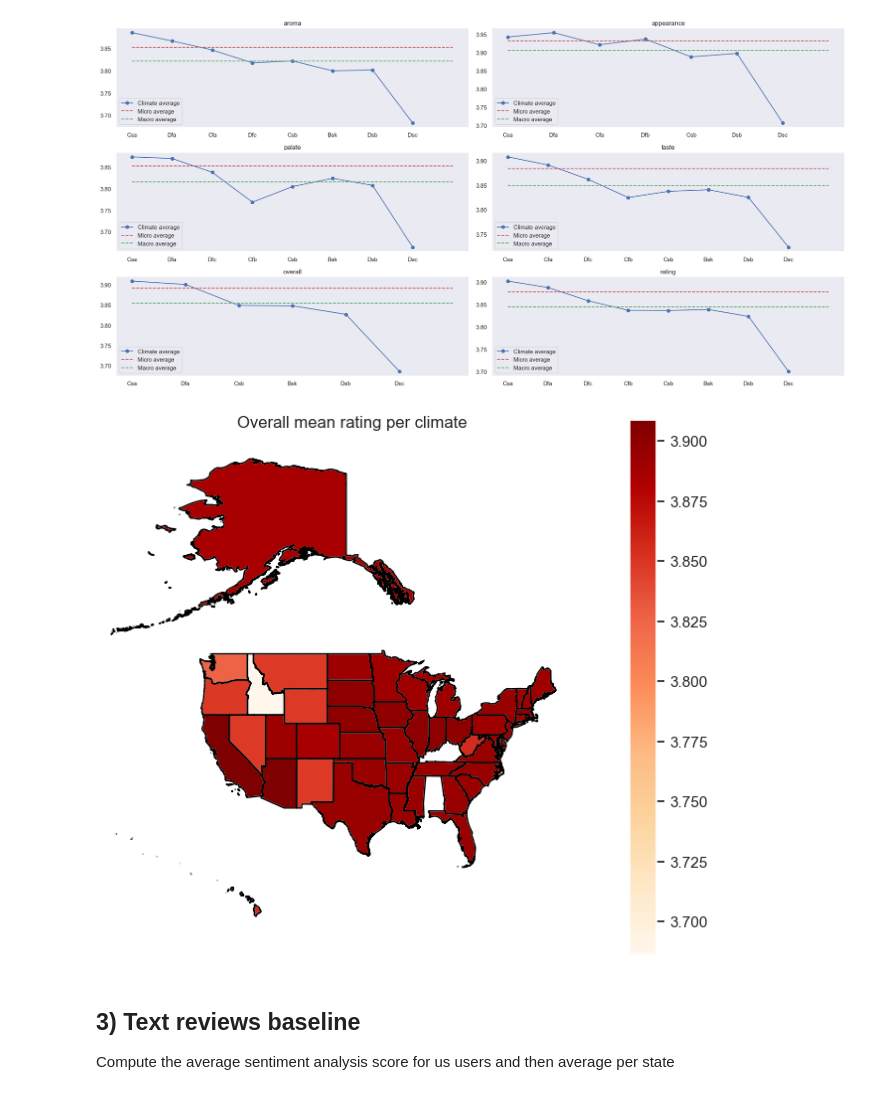
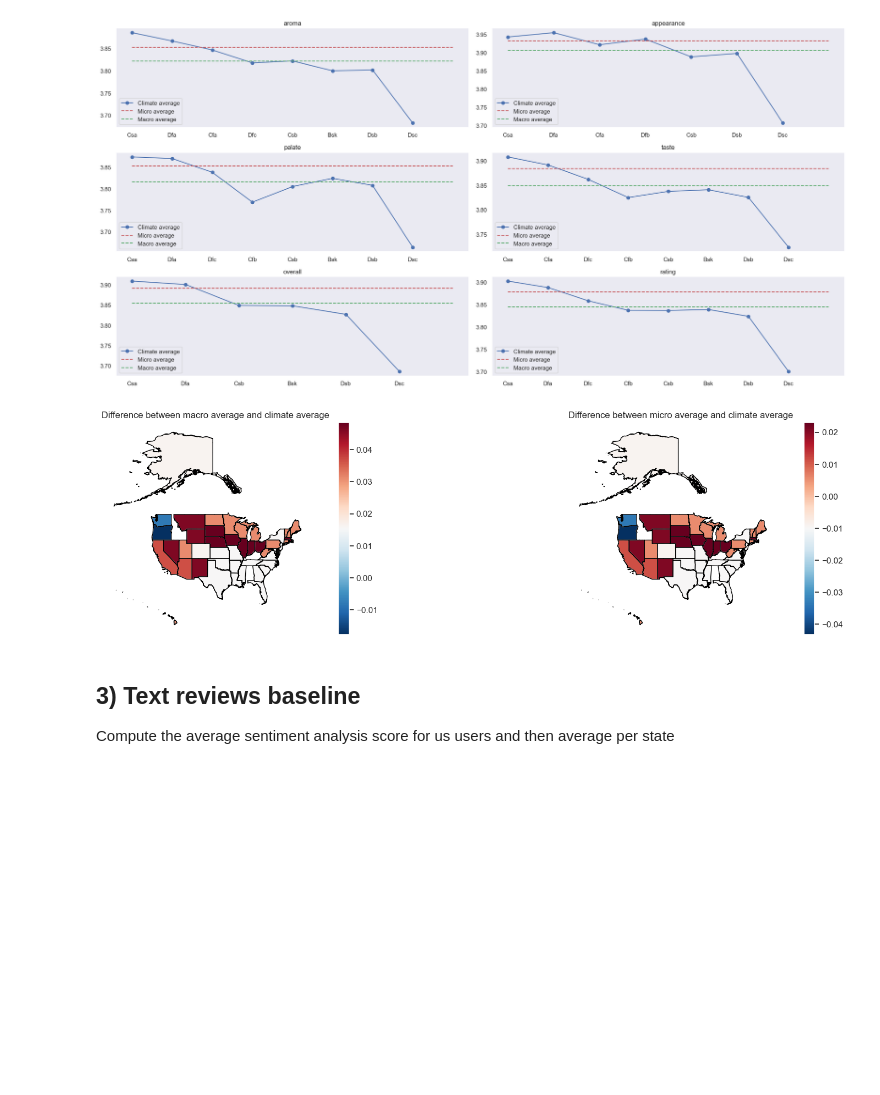
Before and after one commit to epfl-ada/ada-2023-project-riskybiscuits, a Jupyter notebook: main2_0.ipynb, the cells around one changed output. Cells and saved outputs as stored; diff of their text form; code cells hidden in the pictures; blank space fills up the shorter version.

```diff
--- a/main2_0.ipynb
+++ b/main2_0.ipynb
@@ -171,15 +171,17 @@ See the caveats in the documentation: https://pandas.pydata.org/pandas-docs/stab
  Percentage of ratings left:  81.22244732746941 %
 [figure]
 # %%
-def plot_climate_stats(df, column, title):
+def plot_climate_stats(df, column, title, ax=None, symmetrical=False):
     """
     This function plots on a map of the United States the mean of the column passed as argument for each state depending on its climate.
-    df should have a column "climate" and a column str(column) with the values to plot.
+    df should have a column "climate" and a column str(column) with the values to plot. Requires to call plt.show() after the function call.
 
     Args:
         df (pd.DataFrame): DataFrame containing the data to plot
         column (str): Column to plot
         title (str): Title of the plot
+        ax (matplotlib.axes.Axes, optional): Axes on which to plot. If None, a new figure and axes is created.
+        symmetrical (bool, optional): If True, the colorbar is symmetrical around 0. If False, the colorbar is not symmetrical around 0.
     """
 
     us_map = gpd.read_file("data/Maps/US/cb_2018_us_state_500k.shp")
@@ -202,13 +204,19 @@ def plot_climate_stats(df, column, title):
     us_map_shifted.loc[us_map_shifted["NAME"] == "Hawaii", "geometry"] = hawaii
 
     # Plot the map
-    fig, ax = plt.subplots(figsize=(8,7))
+    if ax is None:
+        fig, ax = plt.subplots(figsize=(8,7))
     us_map_shifted.boundary.plot(ax=ax, linewidth=1, color="black")
-    us_map_shifted.plot(column=column, cmap="OrRd", ax=ax, legend=True, missing_kwds={"color": "lightgrey", "label": "Missing values"})
+
+    if symmetrical:
+        cmap_name = "RdBu_r"
+    else:
+        cmap_name = "OrRd"
+
+    us_map_shifted.plot(column=column, cmap=cmap_name, ax=ax, legend=True, missing_kwds={"color": "lightgrey", "label": "Missing values"})
     ax.set_title(title)
     ax.set_axis_off()
     ax.set_xlim(-140, -60)
-    plt.show()
 # %% [markdown]
 ## 2) First analysis : how beers from one country are rated (reviewed)
 
@@ -337,13 +345,23 @@ plt.tight_layout()
 plt.show()
 # %% [output]
 [figure]
-# %%
-# Plot on the map the overall mean for each climate
-climate_overall_mean = climate_average_ratings["overall"].reset_index()
-
-plot_climate_stats(climate_overall_mean, "overall", "Overall mean rating per climate")
-# %% [output]
-[figure, removed]
+# %%
+climate_appearance = climate_average_ratings["appearance"].reset_index()
+
+# Drop Dsc climate for testing as it seems like a big outlier
+climate_appearance = climate_appearance[climate_appearance["climate"] != "Dsc"]
+
+climate_appearance["diff_macro"] = climate_appearance["appearance"] - macro_average_ratings[macro_average_ratings["index"] == "appearance"][0].values[0]
+climate_appearance["diff_micro"] = climate_appearance["appearance"] - micro_average_ratings[micro_average_ratings["index"] == "appearance"][0].values[0]
+
+fig, axs = plt.subplots(1, 2, figsize=(20, 5))
+
+plot_climate_stats(climate_appearance, "diff_macro", "Difference between macro average and climate average", ax=axs[0], symmetrical=True)
+plot_climate_stats(climate_appearance, "diff_micro", "Difference between micro average and climate average", ax=axs[1], symmetrical=True)
+
+plt.show()
+# %% [output]
+[figure, added]
 # %% [markdown]
 ## 3) Text reviews baseline
 
```
